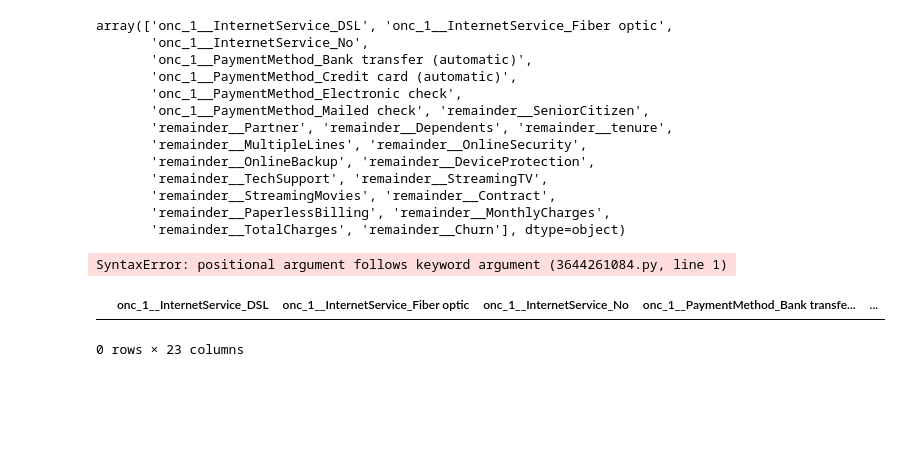
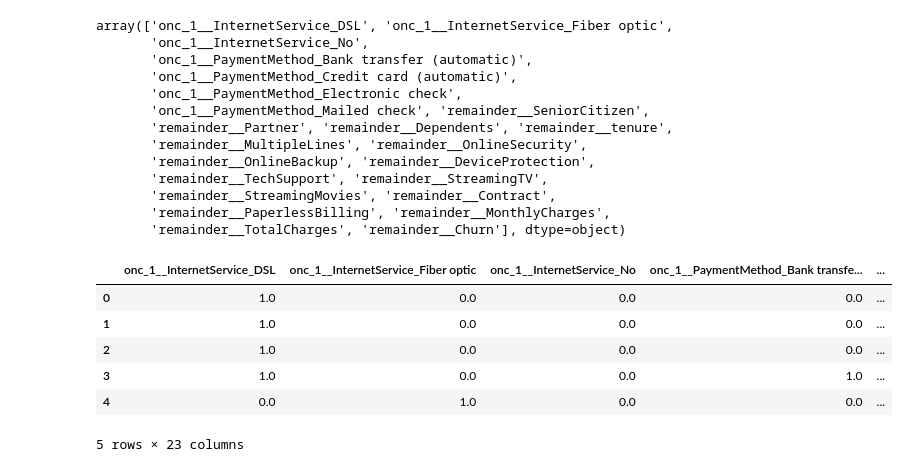
Before and after one commit to AyushDevadiga1/ml-customer-churn-prediction-app, a Jupyter notebook: model_training/train.ipynb, the cells around one changed output. Drawn from its saved outputs; the diff is of its cells as text; code cells hidden in the pictures; blank space fills up the shorter version.

```diff
--- a/model_training/train.ipynb
+++ b/model_training/train.ipynb
@@ -574,11 +574,14 @@ array(['onc_1__InternetService_DSL', 'onc_1__InternetService_Fiber optic',
        'remainder__PaperlessBilling', 'remainder__MonthlyCharges',
        'remainder__TotalCharges', 'remainder__Churn'], dtype=object)
 # %%
-pd.DataFrame(columns = col_trf_1.get_feature_names_out)
+df = pd.DataFrame(df,columns=col_trf_1.get_feature_names_out())
-# %% [output]
-SyntaxError: positional argument follows keyword argument (3644261084.py, line 1)
 # %%
-df
+df.head()
 # %% [output]
 |  | onc_1__InternetService_DSL | onc_1__InternetService_Fiber optic | onc_1__InternetService_No | onc_1__PaymentMethod_Bank transfe... | ... |
+| 0 | 1.0 | 0.0 | 0.0 | 0.0 | ... |
+| 1 | 1.0 | 0.0 | 0.0 | 0.0 | ... |
+| 2 | 1.0 | 0.0 | 0.0 | 0.0 | ... |
+| 3 | 1.0 | 0.0 | 0.0 | 1.0 | ... |
+| 4 | 0.0 | 1.0 | 0.0 | 0.0 | ... |
-0 rows × 23 columns
+5 rows × 23 columns
```
Also changed, not shown: parts of 8 cells of this notebook.
